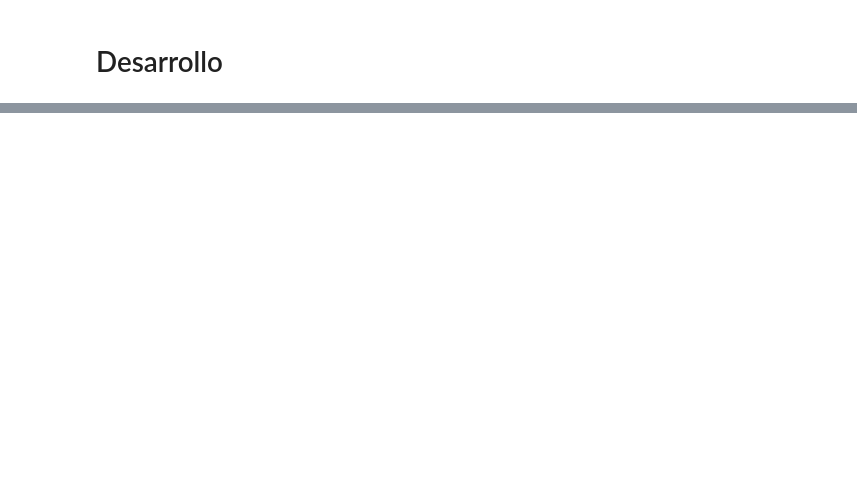
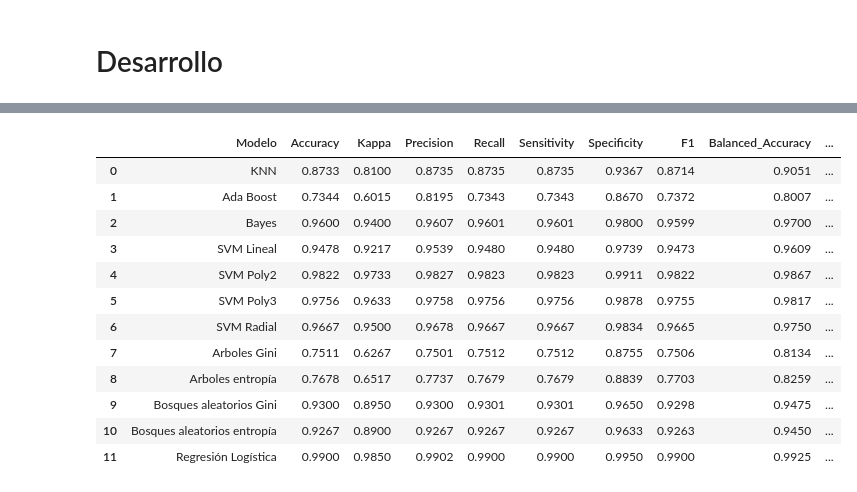
Before and after one commit to rpizarrog/Libro-Aprendizaje-Automatico.-Casos-de-Estudio-con-R-y-Python, a Jupyter notebook: Python NoteBooks/KNN_AdaBoost_Bayes_y_otros_clasificadores_datos_felicidad.ipynb, the cells around one changed output, grey strips where cells are left out. Drawn from its saved outputs; the diff is of its cells as text; code cells hidden in the pictures; blank space fills up the shorter version.

```diff
--- a/Python NoteBooks/KNN_AdaBoost_Bayes_y_otros_clasificadores_datos_felicidad.ipynb
+++ b/Python NoteBooks/KNN_AdaBoost_Bayes_y_otros_clasificadores_datos_felicidad.ipynb
@@ -51,0 +3617,4 @@ Se sigue la metodología y estructura de los anteriores casos de estudio y que f
+# %%
+modelo_RF_entropia = f_construir_random_forest(datos_entrenamiento_std,
+                                               "felicidad",  criterion="entropy")
+modelo_RF_entropia
@@ -51,0 +3641,6 @@ Se sigue la metodología y estructura de los anteriores casos de estudio y que f
+# %%
+modelo_AC_gini= f_construir_arbol_clasificacion(
+    datos_entrenamiento_std,
+    "felicidad",
+    criterion="gini"
+)
@@ -51,0 +3664,6 @@ Se sigue la metodología y estructura de los anteriores casos de estudio y que f
+# %%
+modelo_AC_entropia = f_construir_arbol_clasificacion(
+    datos_entrenamiento_std,
+    "felicidad",
+    criterion="entropy"
+)
@@ -51,0 +3687,5 @@ Se sigue la metodología y estructura de los anteriores casos de estudio y que f
+# %%
+modelo_RLM = f_crear_modelo_regresion_logistica(
+    datos_entrenamiento_std,
+    "felicidad",
+    tipo="multinomial")
@@ -51,0 +3713,37 @@ Se sigue la metodología y estructura de los anteriores casos de estudio y que f
+# %%
+evaluacion = f_evaluacion(
+    modelos=[modelo_KNN, modelo_Ada_Boost, modelo_Bayes,
+             modelo_SVM_lineal, modelo_SVM_poly2,
+             modelo_SVM_poly3, modelo_SVM_radial,
+        modelo_AC_gini, modelo_AC_entropia,
+             modelo_RF_gini, modelo_RF_entropia, modelo_RLM],
+    datos_validacion=[datos_validacion_std, datos_validacion_std, datos_validacion_std,
+                      datos_validacion_std, datos_validacion_std,
+        datos_validacion_std, datos_validacion_std,
+        datos_validacion_std, datos_validacion_std,
+        datos_validacion_std, datos_validacion_std,
+        datos_validacion_std],
+    variable_dependiente = "felicidad",
+    nombres_modelos=["KNN", "Ada Boost", "Bayes",
+                     "SVM Lineal", "SVM Poly2",
+                     "SVM Poly3", "SVM Radial",
+                     "Arboles Gini", "Arboles entropía",
+        "Bosques aleatorios Gini", "Bosques aleatorios entropía",
+        "Regresión Logística"]
+)
+
+evaluacion
+# %% [output]
+|  | Modelo | Accuracy | Kappa | Precision | Recall | Sensitivity | Specificity | F1 | Balanced_Accuracy | ... |
+| 0 | KNN | 0.8733 | 0.8100 | 0.8735 | 0.8735 | 0.8735 | 0.9367 | 0.8714 | 0.9051 | ... |
+| 1 | Ada Boost | 0.7344 | 0.6015 | 0.8195 | 0.7343 | 0.7343 | 0.8670 | 0.7372 | 0.8007 | ... |
+| 2 | Bayes | 0.9600 | 0.9400 | 0.9607 | 0.9601 | 0.9601 | 0.9800 | 0.9599 | 0.9700 | ... |
+| 3 | SVM Lineal | 0.9478 | 0.9217 | 0.9539 | 0.9480 | 0.9480 | 0.9739 | 0.9473 | 0.9609 | ... |
+| 4 | SVM Poly2 | 0.9822 | 0.9733 | 0.9827 | 0.9823 | 0.9823 | 0.9911 | 0.9822 | 0.9867 | ... |
+| 5 | SVM Poly3 | 0.9756 | 0.9633 | 0.9758 | 0.9756 | 0.9756 | 0.9878 | 0.9755 | 0.9817 | ... |
+| 6 | SVM Radial | 0.9667 | 0.9500 | 0.9678 | 0.9667 | 0.9667 | 0.9834 | 0.9665 | 0.9750 | ... |
+| 7 | Arboles Gini | 0.7511 | 0.6267 | 0.7501 | 0.7512 | 0.7512 | 0.8755 | 0.7506 | 0.8134 | ... |
+| 8 | Arboles entropía | 0.7678 | 0.6517 | 0.7737 | 0.7679 | 0.7679 | 0.8839 | 0.7703 | 0.8259 | ... |
+| 9 | Bosques aleatorios Gini | 0.9300 | 0.8950 | 0.9300 | 0.9301 | 0.9301 | 0.9650 | 0.9298 | 0.9475 | ... |
+| 10 | Bosques aleatorios entropía | 0.9267 | 0.8900 | 0.9267 | 0.9267 | 0.9267 | 0.9633 | 0.9263 | 0.9450 | ... |
+| 11 | Regresión Logística | 0.9900 | 0.9850 | 0.9902 | 0.9900 | 0.9900 | 0.9950 | 0.9900 | 0.9925 | ... |
```
Also changed, not shown: parts of 49 cells of this notebook.
